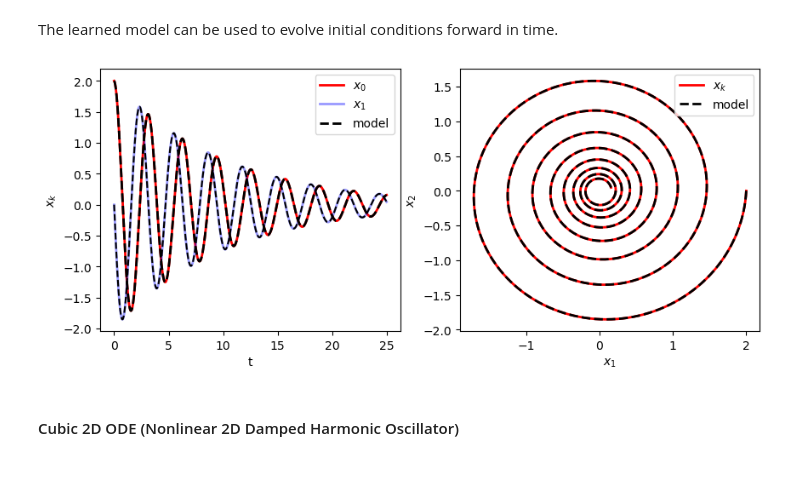
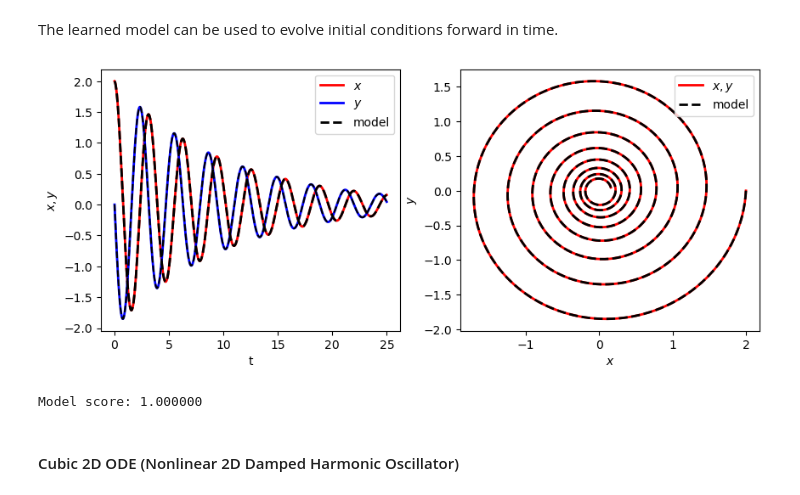
Before and after one commit to eabogle/SINDy_Sandbox, a Jupyter notebook: PaperExamples.ipynb, the cells around one changed output. Saved outputs shown, nothing was run; the diff lists cells and outputs as text; code cells hidden in the pictures.

```diff
--- a/PaperExamples.ipynb
+++ b/PaperExamples.ipynb
@@ -51,12 +51,15 @@ Now we are going to fit a SINDy model to the training data.
 
 poly_order = 5 #assuming this is highest polynomial order consdiered in candidate functions matrix
 threshold = 0.05 #lambda value in sparse regression optimization problem
+feat_names = ['x', 'y']
 
 #STLSQ: sequential threshold least square optimizer
 #Using Polynomial Library up to polynomial order determined above
 model = ps.SINDy(
     optimizer=ps.STLSQ(threshold=threshold),
     feature_library=ps.PolynomialLibrary(degree=poly_order),
+    differentiation_method=ps.FiniteDifference(order=2),
+    feature_names=feat_names
 )
 model.fit(x_train, t=dt)
 model.print()
@@ -70,24 +73,38 @@ The learned model can be used to evolve initial conditions forward in time.
 # %%
 # Simulate and plot the results
 
 x_sim = model.simulate(x0_train, t_train)
 plot_kws = dict(linewidth=2)
 
 fig, axs = plt.subplots(1, 2, figsize=(10, 4))
-axs[0].plot(t_train, x_train[:, 0], "r", label="$x_0$", **plot_kws)
-axs[0].plot(t_train, x_train[:, 1], "b", label="$x_1$", alpha=0.4, **plot_kws)
+axs[0].plot(t_train, x_train[:, 0], "r", label="$x$", **plot_kws)
+axs[0].plot(t_train, x_train[:, 1], "b", label="$y$", **plot_kws)
 axs[0].plot(t_train, x_sim[:, 0], "k--", label="model", **plot_kws)
 axs[0].plot(t_train, x_sim[:, 1], "k--")
 axs[0].legend()
-axs[0].set(xlabel="t", ylabel="$x_k$")
+axs[0].set(xlabel="t", ylabel="$x,y$")
 
-axs[1].plot(x_train[:, 0], x_train[:, 1], "r", label="$x_k$", **plot_kws)
+axs[1].plot(x_train[:, 0], x_train[:, 1], "r", label="$x,y$", **plot_kws)
 axs[1].plot(x_sim[:, 0], x_sim[:, 1], "k--", label="model", **plot_kws)
 axs[1].legend()
-axs[1].set(xlabel="$x_1$", ylabel="$x_2$")
+axs[1].set(xlabel="$x$", ylabel="$y$")
 fig.show()
+plt.savefig('twodlinosc.png')
 # %% [output]
-[figure, old version]
+[figure, new version]
+# %%
+# Evolve the @D linear ODE equations in time using a different initial condition
+t_test = np.arange(0, 25, dt)
+x0_test = [2,4]
+t_test_span = (t_test[0], t_test[-1])
+x_test = solve_ivp(
+    linear_damped_SHO, t_test_span, x0_test, t_eval=t_test, **integrator_keywords
+).y.T
+
+# Compare SINDy-predicted derivatives with finite difference derivatives
+print("Model score: %f" % model.score(x_test, t=dt))
+# %% [output]
+Model score: 1.000000
 # %% [markdown]
 #### Cubic 2D ODE (Nonlinear 2D Damped Harmonic Oscillator)
 # %% [markdown]
```
Also changed, not shown: parts of 11 cells of this notebook, 8 other files.
